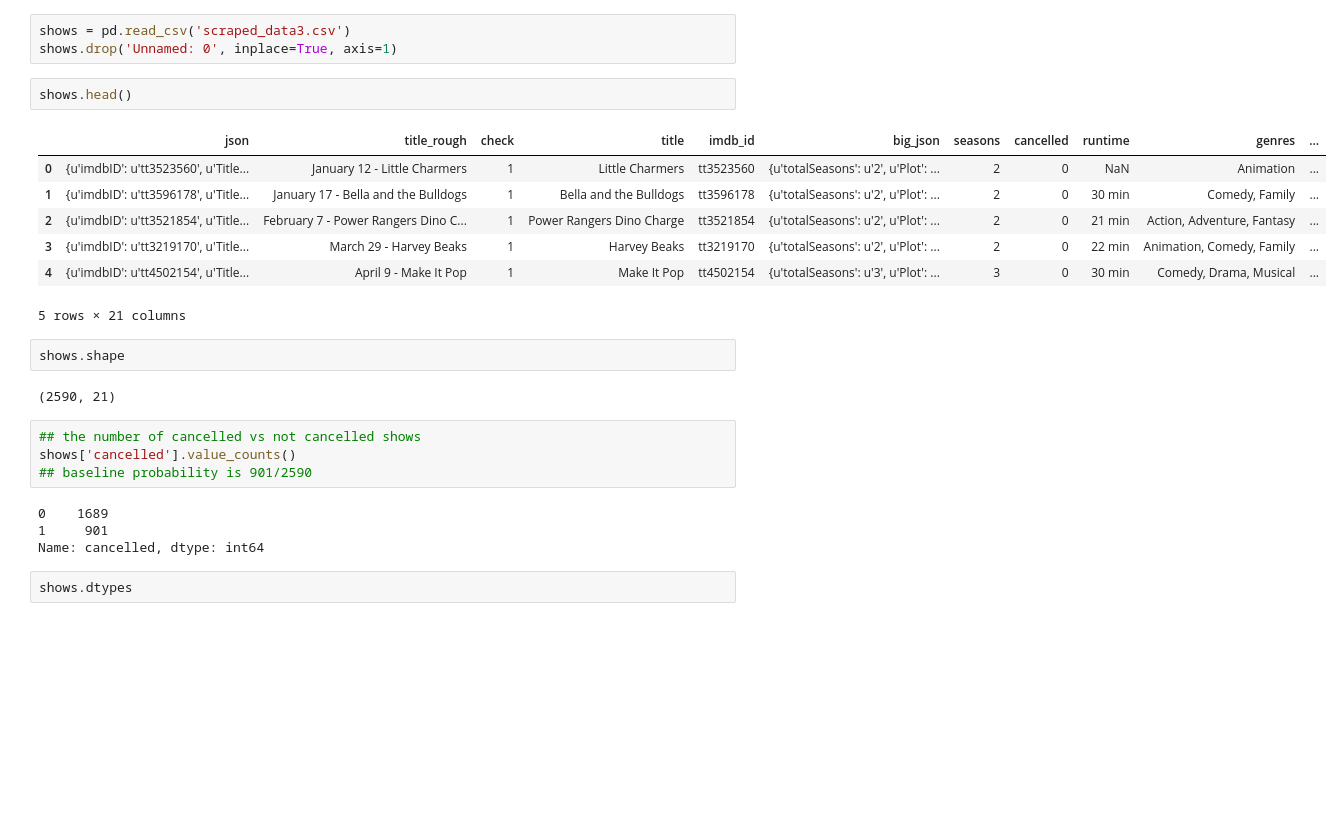
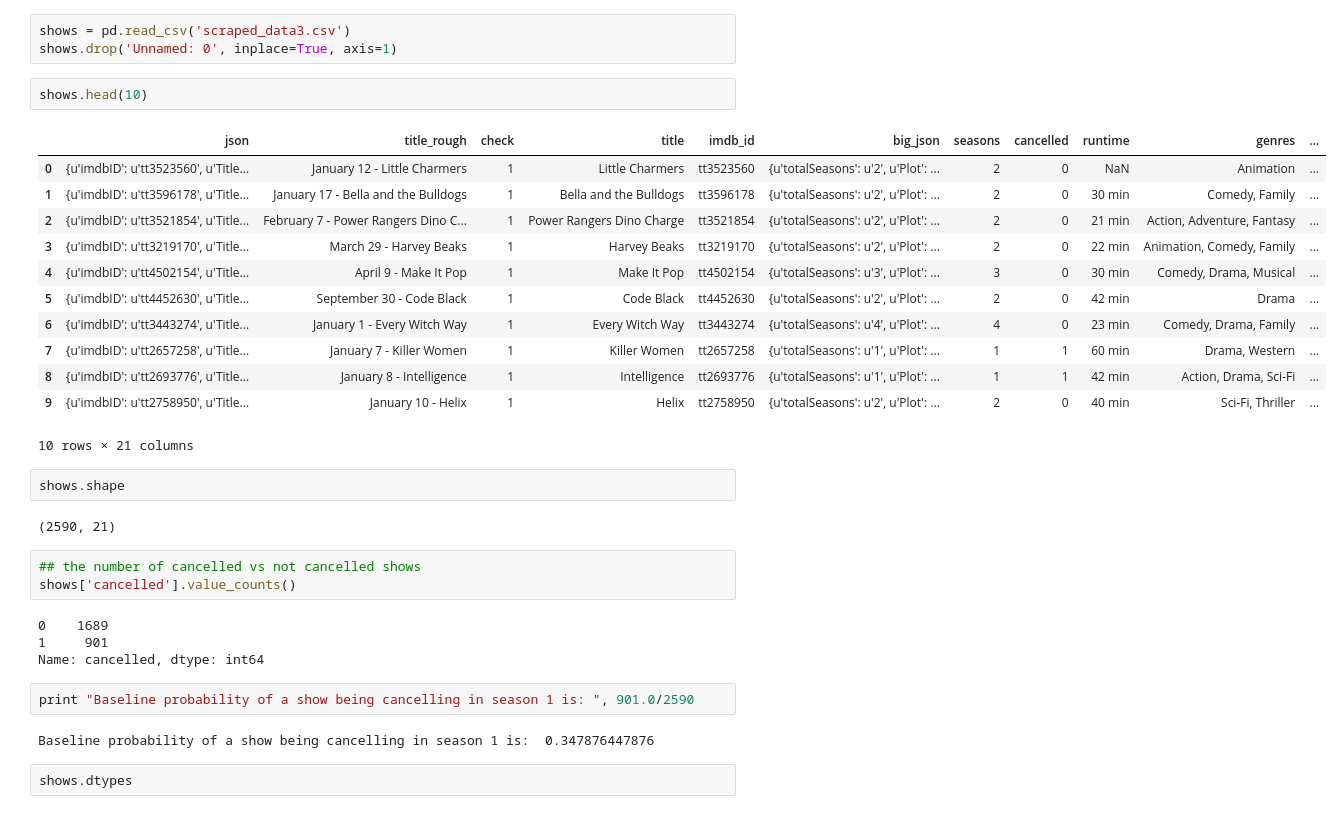
Before and after one commit to cgeppig/Will_My_Show_Get_Cancelled, a Jupyter notebook: Capstone Exploratory Data Analysis.ipynb, the cells around one changed output. Drawn from its saved outputs; the diff is of its cells as text; blank space fills up the shorter version.

```diff
--- a/Capstone Exploratory Data Analysis.ipynb
+++ b/Capstone Exploratory Data Analysis.ipynb
@@ -18,15 +18,20 @@ import seaborn as sns
 shows = pd.read_csv('scraped_data3.csv')
 shows.drop('Unnamed: 0', inplace=True, axis=1)
 # %%
-shows.head()
+shows.head(10)
 # %% [output]
 |  | json | title_rough | check | title | imdb_id | big_json | seasons | cancelled | runtime | genres | ... |
 | 0 | {u'imdbID': u'tt3523560', u'Title... | January 12 - Little Charmers | 1 | Little Charmers | tt3523560 | {u'totalSeasons': u'2', u'Plot': ... | 2 | 0 | NaN | Animation | ... |
 | 1 | {u'imdbID': u'tt3596178', u'Title... | January 17 - Bella and the Bulldogs | 1 | Bella and the Bulldogs | tt3596178 | {u'totalSeasons': u'2', u'Plot': ... | 2 | 0 | 30 min | Comedy, Family | ... |
 | 2 | {u'imdbID': u'tt3521854', u'Title... | February 7 - Power Rangers Dino C... | 1 | Power Rangers Dino Charge | tt3521854 | {u'totalSeasons': u'2', u'Plot': ... | 2 | 0 | 21 min | Action, Adventure, Fantasy | ... |
 | 3 | {u'imdbID': u'tt3219170', u'Title... | March 29 - Harvey Beaks | 1 | Harvey Beaks | tt3219170 | {u'totalSeasons': u'2', u'Plot': ... | 2 | 0 | 22 min | Animation, Comedy, Family | ... |
 | 4 | {u'imdbID': u'tt4502154', u'Title... | April 9 - Make It Pop | 1 | Make It Pop | tt4502154 | {u'totalSeasons': u'3', u'Plot': ... | 3 | 0 | 30 min | Comedy, Drama, Musical | ... |
+| 5 | {u'imdbID': u'tt4452630', u'Title... | September 30 - Code Black | 1 | Code Black | tt4452630 | {u'totalSeasons': u'2', u'Plot': ... | 2 | 0 | 42 min | Drama | ... |
+| 6 | {u'imdbID': u'tt3443274', u'Title... | January 1 - Every Witch Way | 1 | Every Witch Way | tt3443274 | {u'totalSeasons': u'4', u'Plot': ... | 4 | 0 | 23 min | Comedy, Drama, Family | ... |
+| 7 | {u'imdbID': u'tt2657258', u'Title... | January 7 - Killer Women | 1 | Killer Women | tt2657258 | {u'totalSeasons': u'1', u'Plot': ... | 1 | 1 | 60 min | Drama, Western | ... |
+| 8 | {u'imdbID': u'tt2693776', u'Title... | January 8 - Intelligence | 1 | Intelligence | tt2693776 | {u'totalSeasons': u'1', u'Plot': ... | 1 | 1 | 42 min | Action, Drama, Sci-Fi | ... |
+| 9 | {u'imdbID': u'tt2758950', u'Title... | January 10 - Helix | 1 | Helix | tt2758950 | {u'totalSeasons': u'2', u'Plot': ... | 2 | 0 | 40 min | Sci-Fi, Thriller | ... |
-5 rows × 21 columns
+10 rows × 21 columns
 # %%
 shows.shape
 # %% [output]
@@ -34,11 +39,14 @@ shows.shape
 # %%
 ## the number of cancelled vs not cancelled shows
 shows['cancelled'].value_counts()
-## baseline probability is 901/2590
 # %% [output]
 0    1689
 1     901
 Name: cancelled, dtype: int64
+# %%
+print "Baseline probability of a show being cancelling in season 1 is: ", 901.0/2590
+# %% [output]
+Baseline probability of a show being cancelling in season 1 is:  0.347876447876
 # %%
 shows.dtypes
 # %% [output]
```
Also changed, not shown: parts of 37 cells of this notebook, 2 other files.
